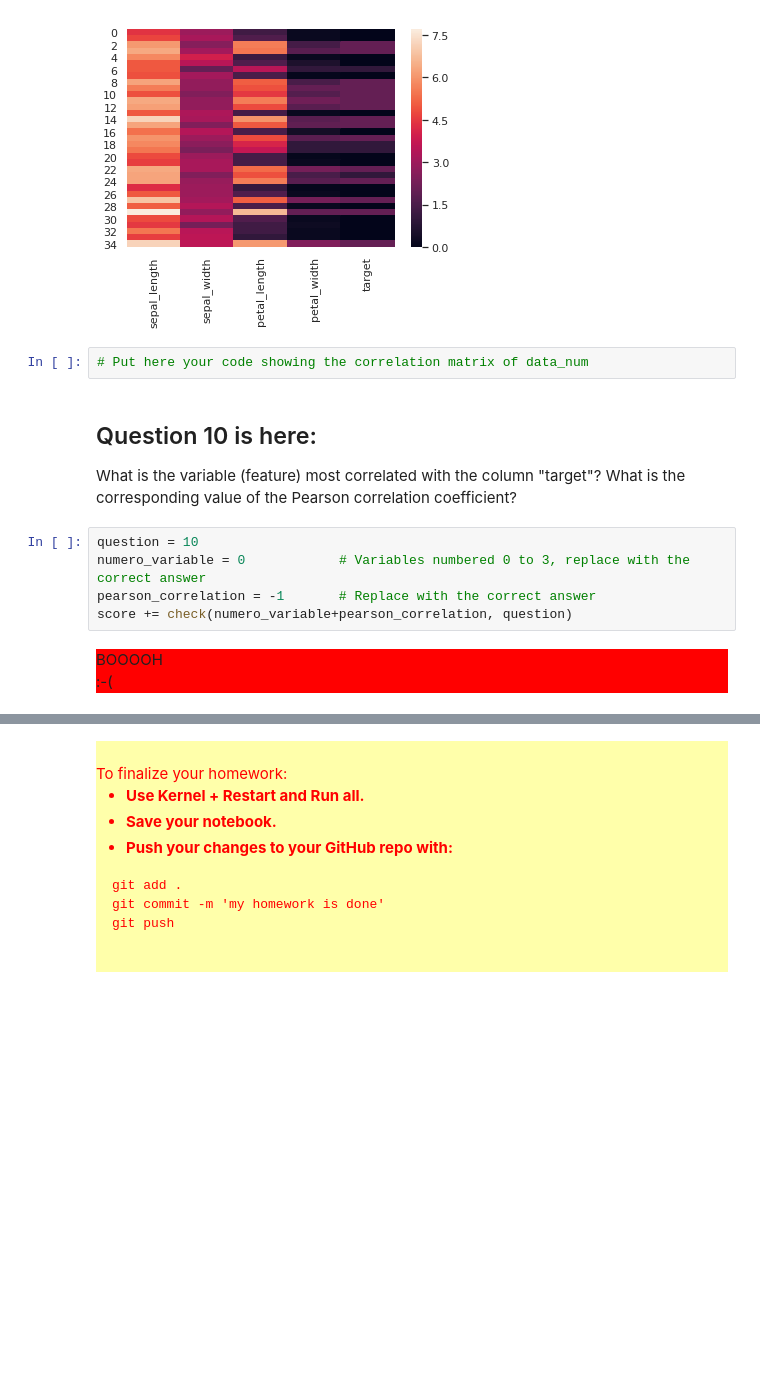
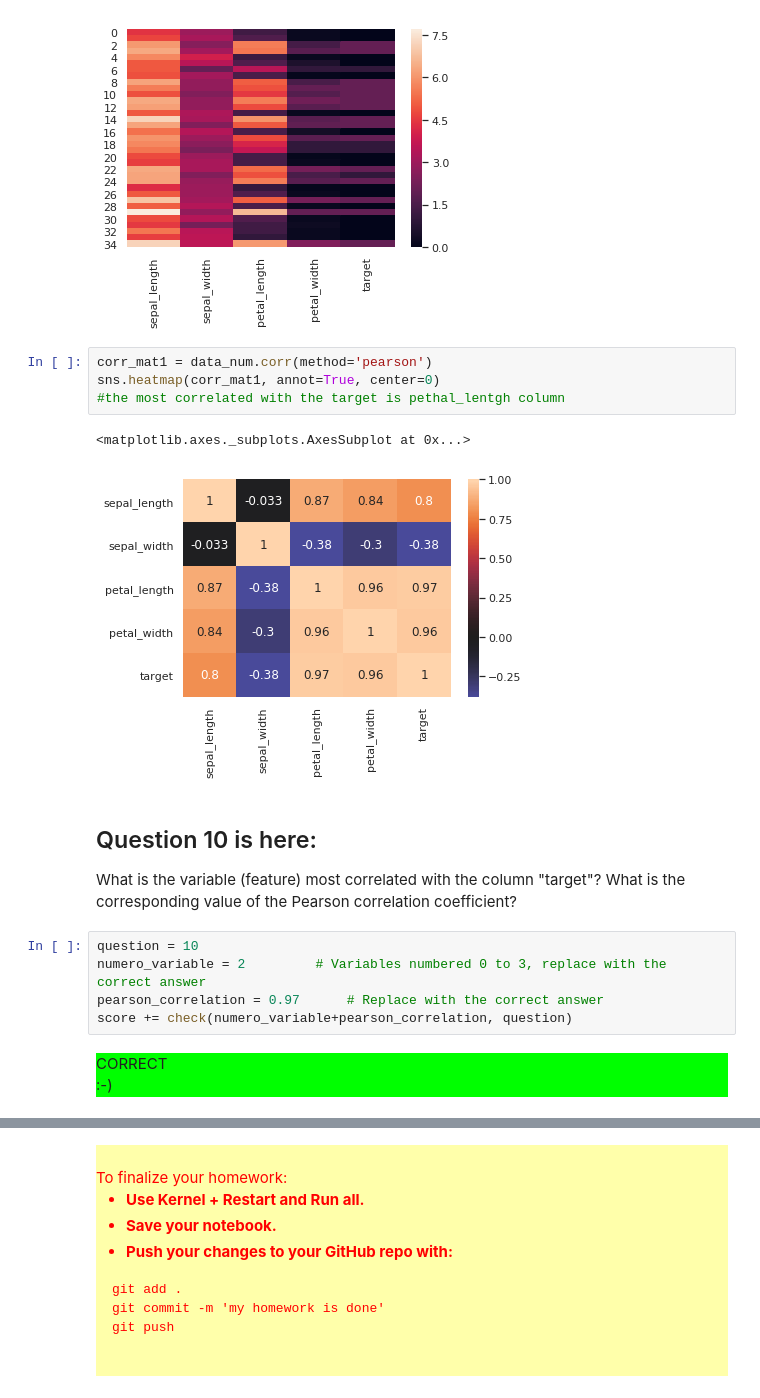
Before and after one commit to ssm9m/info232, a Jupyter notebook: TP0/TP0.ipynb, the cells around one changed output, grey strips where cells are left out. Saved outputs shown, nothing was run; the diff lists cells and outputs as text; blank space fills up the shorter version.

```diff
--- a/TP0/TP0.ipynb
+++ b/TP0/TP0.ipynb
@@ -335,19 +335,24 @@ sns.heatmap(data_num)
 4           5.8          4.0           1.2          0.2       0
 <matplotlib.axes._subplots.AxesSubplot at 0x...>
 [figure]
-# %%
-# Put here your code showing the correlation matrix of data_num
+# %%
+corr_mat1 = data_num.corr(method='pearson')
+sns.heatmap(corr_mat1, annot=True, center=0)
+#the most correlated with the target is pethal_lentgh column
+# %% [output]
+<matplotlib.axes._subplots.AxesSubplot at 0x...>
+[figure, added]
 # %% [markdown]
 ## Question 10 is here:
 What is the variable (feature) most correlated with the column "target"? What is the corresponding value of the Pearson correlation coefficient?
 # %%
 question = 10
-numero_variable = 0            # Variables numbered 0 to 3, replace with the correct answer
-pearson_correlation = -1       # Replace with the correct answer
+numero_variable = 2         # Variables numbered 0 to 3, replace with the correct answer
+pearson_correlation = 0.97      # Replace with the correct answer
 score += check(numero_variable+pearson_correlation, question)
 # %% [output]
-BOOOOH
-:-(
+CORRECT
+:-)
 # %%
 print('Your final score is %d / 10, congratulations!' % score)
 # %% [output]
```
Also changed, not shown: parts of 4 cells of this notebook.
